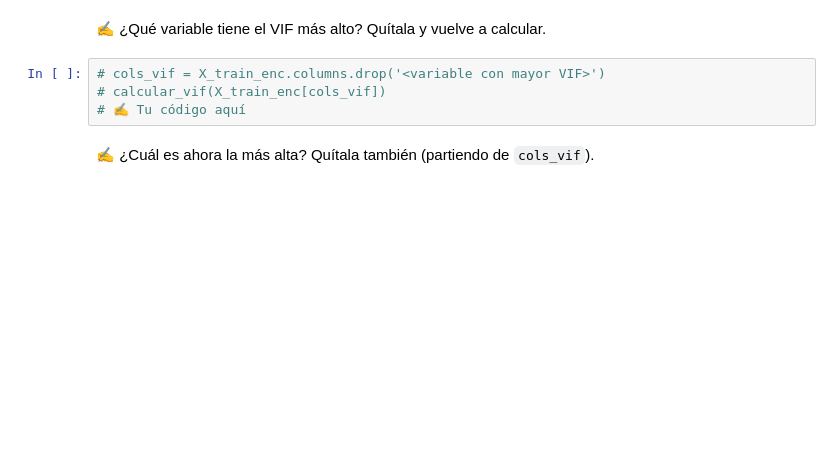
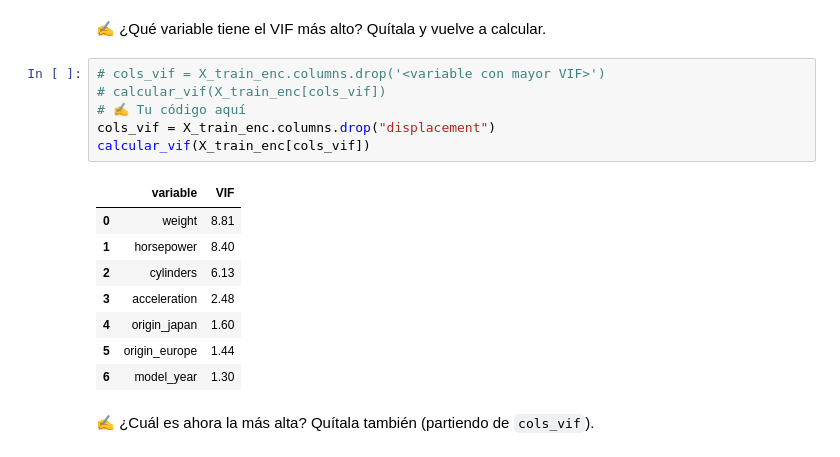
Before and after one commit to armandogonzalezpena-byte/linear_regression_intro_students, a Jupyter notebook: 01-regresion-lineal/caso_mpg.ipynb, the cells around one changed output. Cells and saved outputs as stored; diff of their text form; blank space fills up the shorter version.

```diff
--- a/01-regresion-lineal/caso_mpg.ipynb
+++ b/01-regresion-lineal/caso_mpg.ipynb
@@ -549,7 +688,18 @@ El **VIF** (*Variance Inflation Factor*) mide qué tanto se puede explicar una v
 # %%
 # cols_vif = X_train_enc.columns.drop('<variable con mayor VIF>')
 # calcular_vif(X_train_enc[cols_vif])
 # ✍️ Tu código aquí
+cols_vif = X_train_enc.columns.drop("displacement")
+calcular_vif(X_train_enc[cols_vif])
+# %% [output]
+|  | variable | VIF |
+| 0 | weight | 8.81 |
+| 1 | horsepower | 8.40 |
+| 2 | cylinders | 6.13 |
+| 3 | acceleration | 2.48 |
+| 4 | origin_japan | 1.60 |
+| 5 | origin_europe | 1.44 |
+| 6 | model_year | 1.30 |
 # %% [markdown]
 ✍️ ¿Cuál es ahora la más alta? Quítala también (partiendo de `cols_vif`).
 # %%
```
Also changed, not shown: parts of 21 cells of this notebook.
